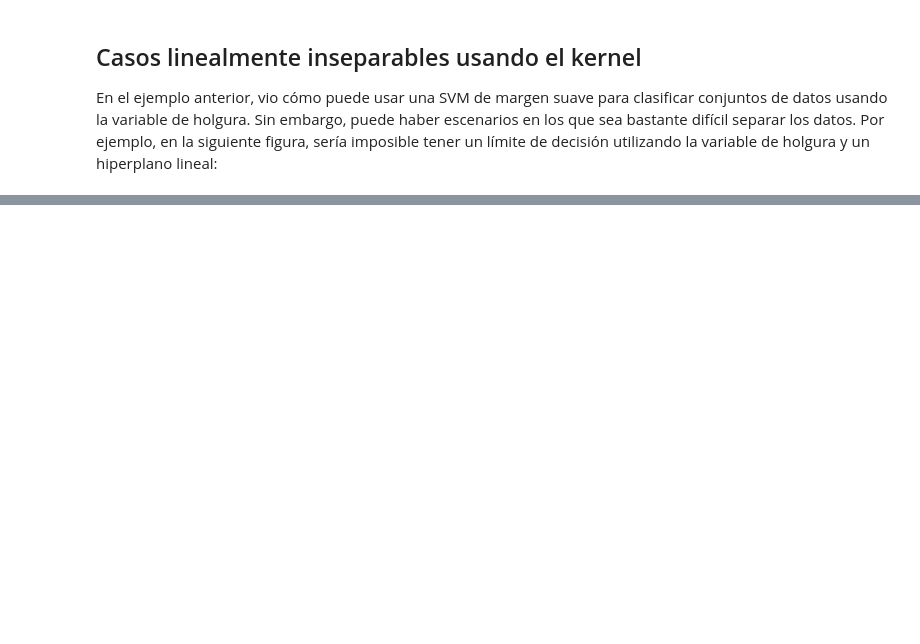
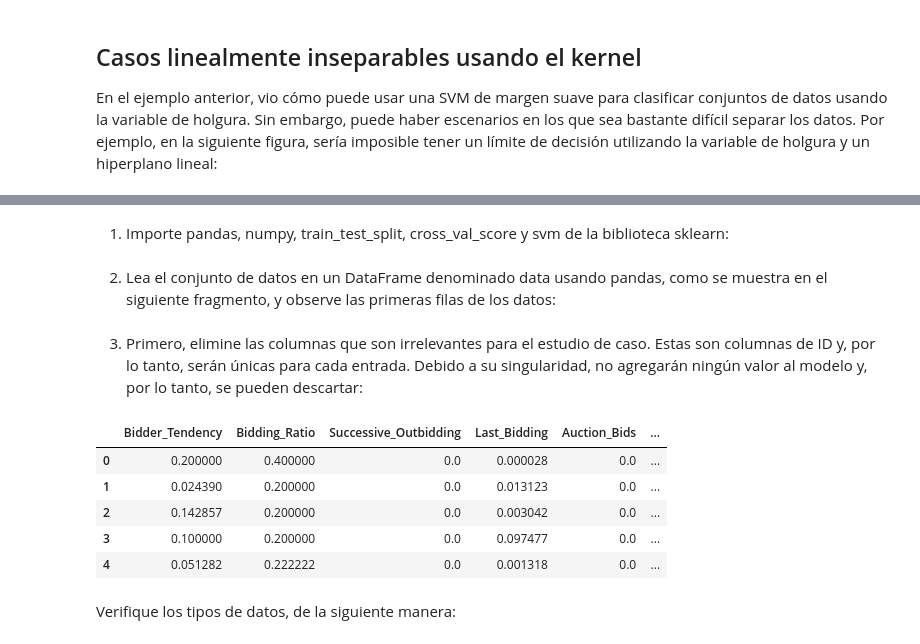
Before and after one commit to limspiga/customer-analytics, a Jupyter notebook: week-6a/customer_analytics_week_6a.ipynb, the cells around one changed output, grey strips where cells are left out. Cells and saved outputs as stored; diff of their text form; code cells hidden in the pictures; blank space fills up the shorter version.

```diff
--- a/week-6a/customer_analytics_week_6a.ipynb
+++ b/week-6a/customer_analytics_week_6a.ipynb
@@ -240,0 +280,2 @@ Figura 8.15: Función del núcleo
+# %% [markdown]
+1. Importe pandas, numpy, train_test_split, cross_val_score y svm de la biblioteca sklearn:
@@ -240,0 +288,20 @@ Figura 8.15: Función del núcleo
+# %% [markdown]
+2. Lea el conjunto de datos en un DataFrame denominado data usando pandas, como se muestra en el siguiente fragmento, y observe las primeras filas de los datos:
+# %%
+data=pd.read_csv("Shill_Bidding_Dataset.csv")
+# %% [markdown]
+3. Primero, elimine las columnas que son irrelevantes para el estudio de caso. Estas son columnas de ID y, por lo tanto, serán únicas para cada entrada. Debido a su singularidad, no agregarán ningún valor al modelo y, por lo tanto, se pueden descartar:
+# %%
+# Drop irrelevant columns
+data.drop(["Record_ID","Auction_ID","Bidder_ID"],axis=1,\
+          inplace=True)
+data.head()
+# %% [output]
+|  | Bidder_Tendency | Bidding_Ratio | Successive_Outbidding | Last_Bidding | Auction_Bids | ... |
+| 0 | 0.200000 | 0.400000 | 0.0 | 0.000028 | 0.0 | ... |
+| 1 | 0.024390 | 0.200000 | 0.0 | 0.013123 | 0.0 | ... |
+| 2 | 0.142857 | 0.200000 | 0.0 | 0.003042 | 0.0 | ... |
+| 3 | 0.100000 | 0.200000 | 0.0 | 0.097477 | 0.0 | ... |
+| 4 | 0.051282 | 0.222222 | 0.0 | 0.001318 | 0.0 | ... |
+# %% [markdown]
+Verifique los tipos de datos, de la siguiente manera:
```
Also changed, not shown: parts of 26 cells of this notebook.
